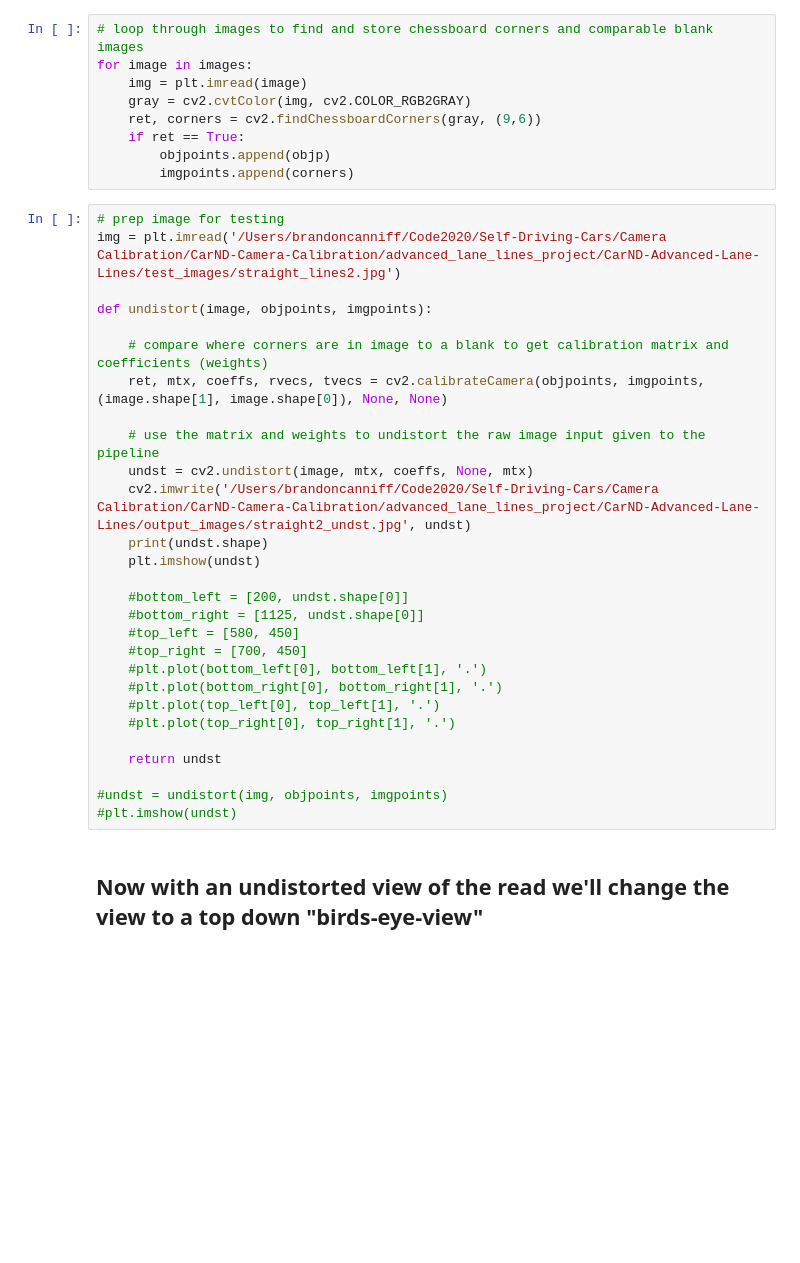
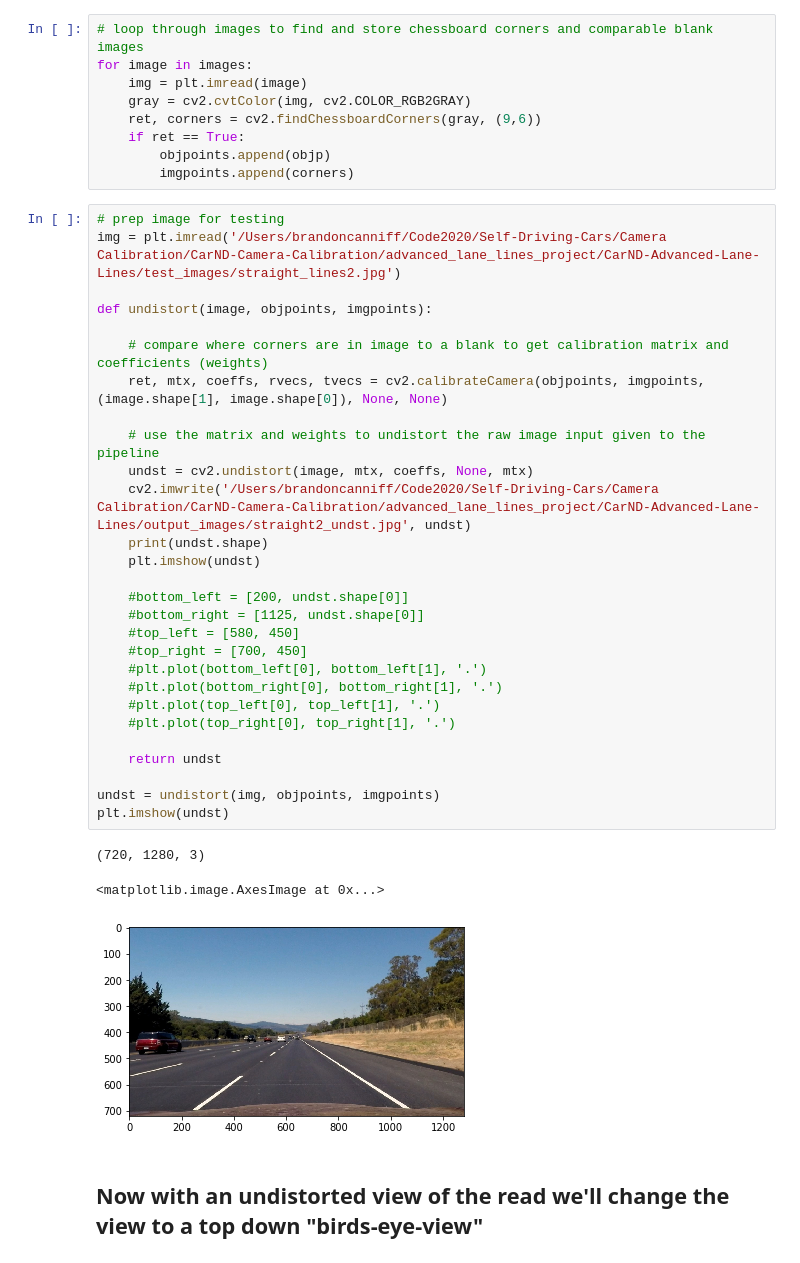
Before and after one commit to gobrando/CarND-Camera-Calibration, a Jupyter notebook: advanced_lane_lines_project/CarND-Advanced-Lane-Lines/lane_detection.ipynb, the cells around one changed output. Cells and saved outputs as stored; diff of their text form; blank space fills up the shorter version.

```diff
--- a/advanced_lane_lines_project/CarND-Advanced-Lane-Lines/lane_detection.ipynb
+++ b/advanced_lane_lines_project/CarND-Advanced-Lane-Lines/lane_detection.ipynb
@@ -40,31 +40,35 @@ for image in images:
 # %%
 # prep image for testing
 img = plt.imread('/Users/brandoncanniff/Code2020/Self-Driving-Cars/Camera Calibration/CarND-Camera-Calibration/advanced_lane_lines_project/CarND-Advanced-Lane-Lines/test_images/straight_lines2.jpg')
 
 def undistort(image, objpoints, imgpoints):
 
     # compare where corners are in image to a blank to get calibration matrix and coefficients (weights)
     ret, mtx, coeffs, rvecs, tvecs = cv2.calibrateCamera(objpoints, imgpoints, (image.shape[1], image.shape[0]), None, None)
 
     # use the matrix and weights to undistort the raw image input given to the pipeline
     undst = cv2.undistort(image, mtx, coeffs, None, mtx)
     cv2.imwrite('/Users/brandoncanniff/Code2020/Self-Driving-Cars/Camera Calibration/CarND-Camera-Calibration/advanced_lane_lines_project/CarND-Advanced-Lane-Lines/output_images/straight2_undst.jpg', undst)
     print(undst.shape)
     plt.imshow(undst)
 
     #bottom_left = [200, undst.shape[0]]
     #bottom_right = [1125, undst.shape[0]]
     #top_left = [580, 450]
     #top_right = [700, 450]
     #plt.plot(bottom_left[0], bottom_left[1], '.')
     #plt.plot(bottom_right[0], bottom_right[1], '.')
     #plt.plot(top_left[0], top_left[1], '.')
     #plt.plot(top_right[0], top_right[1], '.')
 
     return undst
 
-#undst = undistort(img, objpoints, imgpoints)
-#plt.imshow(undst)
+undst = undistort(img, objpoints, imgpoints)
+plt.imshow(undst)
+# %% [output]
+(720, 1280, 3)
+<matplotlib.image.AxesImage at 0x...>
+[figure, added]
 # %% [markdown]
 ## Now with an undistorted view of the read we'll change the view to a top down "birds-eye-view"
 # %%
```
Also changed, not shown: parts of 14 cells of this notebook, 4 other files.
